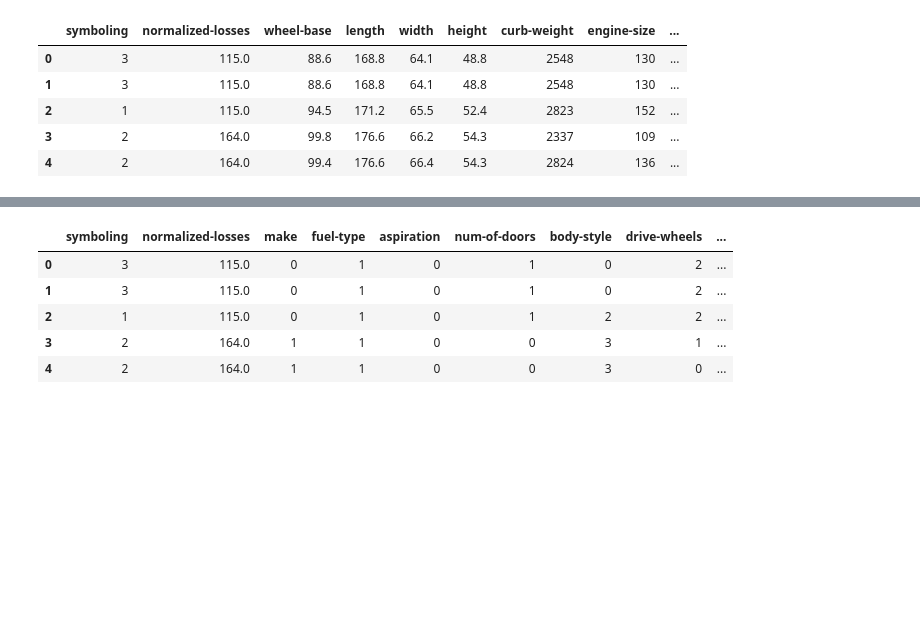
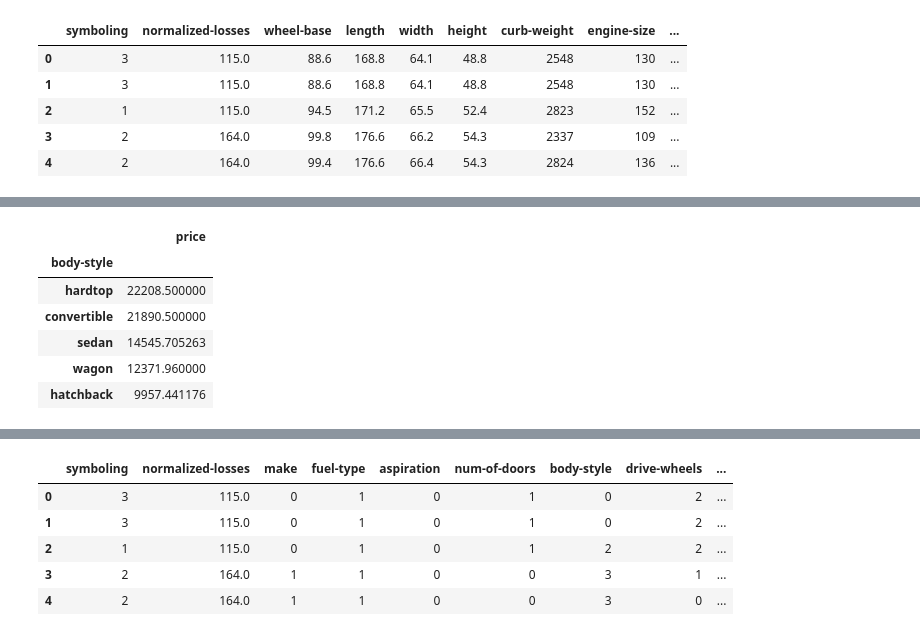
Before and after one commit to zatakerele/CapstoneCarPrice, a Jupyter notebook: automobileproject.ipynb, the cells around one changed output, grey strips where cells are left out. Saved outputs shown, nothing was run; the diff lists cells and outputs as text; code cells hidden in the pictures; blank space fills up the shorter version.

```diff
--- a/automobileproject.ipynb
+++ b/automobileproject.ipynb
@@ -144,0 +168,13 @@ Numerical Dataset
+# %%
+grouping = dx.groupby('body-style')[['price']].mean().sort_values(by = 'price', ascending = False)
+display(grouping.head())
+
+px.bar(x = grouping.index, y = grouping.price, color= grouping.price)
+# %% [output]
+|  | price |
+| body-style |  |
+| hardtop | 22208.500000 |
+| convertible | 21890.500000 |
+| sedan | 14545.705263 |
+| wagon | 12371.960000 |
+| hatchback | 9957.441176 |
```
Also changed, not shown: parts of 8 cells of this notebook.
